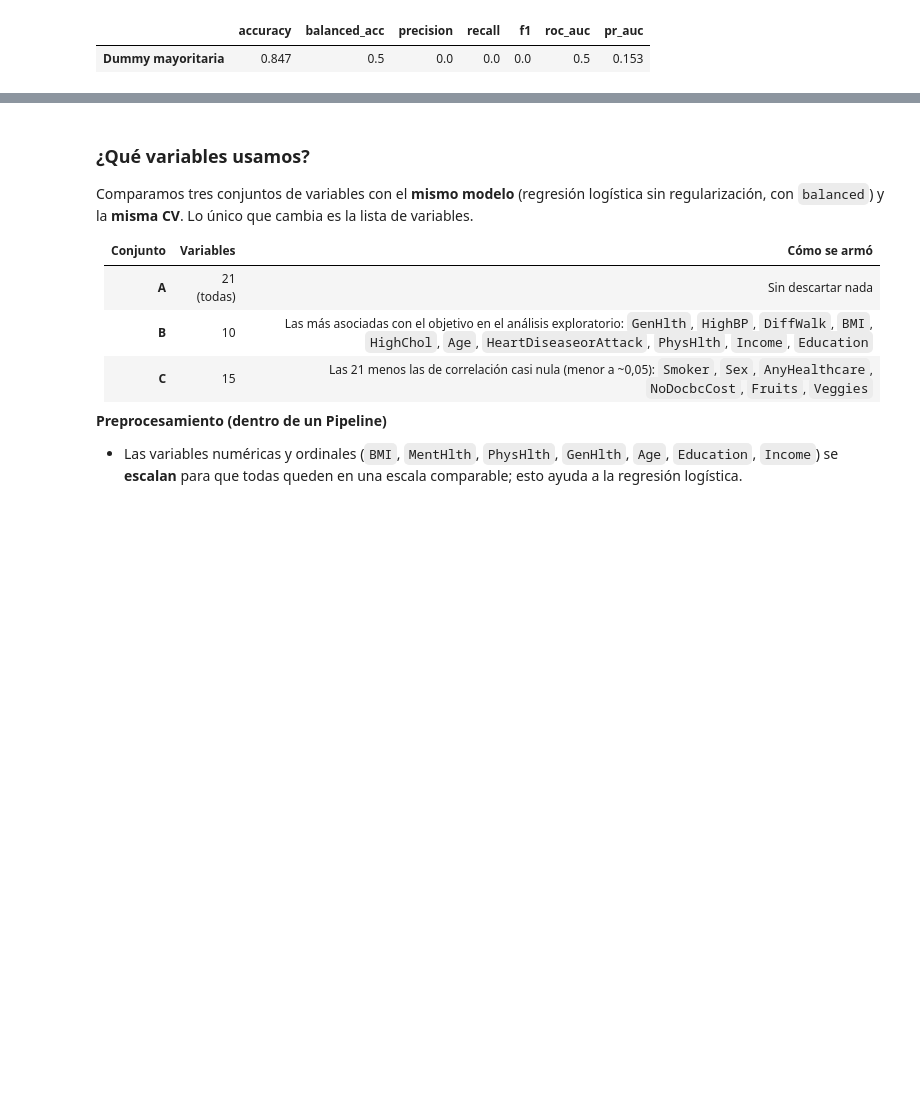
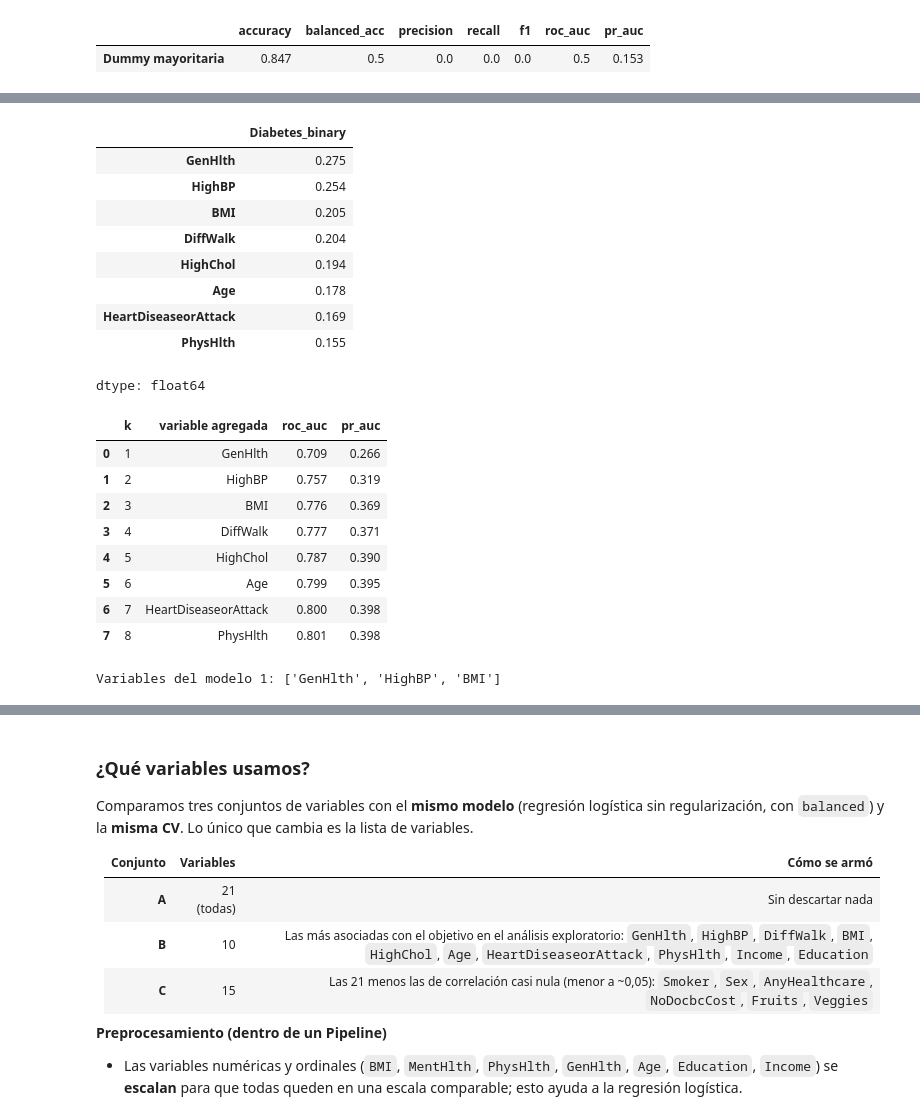
Before and after one commit to TobiasB06/IAA-TP, a Jupyter notebook: Grupo_11_TP.ipynb, the cells around one changed output, grey strips where cells are left out. Drawn from its saved outputs; the diff is of its cells as text; code cells hidden in the pictures; blank space fills up the shorter version.

```diff
--- a/Grupo_11_TP.ipynb
+++ b/Grupo_11_TP.ipynb
@@ -829,0 +802,53 @@ Modelo de referencia. Como benchmark se propone una regla sin aprendizaje: prede
+# %%
+# Variables numéricas/ordinales: se estandarizan. Las binarias pasan sin tocar.
+a_escalar = ['BMI', 'MentHlth', 'PhysHlth', 'GenHlth', 'Age', 'Education', 'Income']
+
+def modelo_simple(cols, **kw):
+    prep = ColumnTransformer([('esc', StandardScaler(), [c for c in a_escalar if c in cols])],
+                             remainder='passthrough')
+    return Pipeline([('prep', prep), ('lr', LogisticRegression(max_iter=1000, **kw))])
+
+# 1) Correlación con el target, calculada SOLO sobre train
+corr_train = (pd.concat([X_train, y_train.rename('Diabetes_binary')], axis=1)
+                .corr()['Diabetes_binary'].drop('Diabetes_binary'))
+orden = corr_train.abs().sort_values(ascending=False).index
+display(corr_train[orden].head(8).round(3))
+
+# 2) ¿Cuántas variables hacen falta? Se suman de a una y se mira la métrica
+curva = []
+for k in range(1, 9):
+    cols = list(orden[:k])
+    r = cross_validate(modelo_simple(cols), X_train[cols], y_train, cv=cv,
+                       scoring={'roc_auc': 'roc_auc', 'pr_auc': 'average_precision'}, n_jobs=-1)
+    curva.append({'k': k, 'variable agregada': orden[k-1],
+                  'roc_auc': r['test_roc_auc'].mean(), 'pr_auc': r['test_pr_auc'].mean()})
+display(pd.DataFrame(curva).round(3))
+
+# 3) Modelo 1 con las 4 más correlacionadas
+cols_m1 = list(orden[:3])
+print('Variables del modelo 1:', cols_m1)
+evaluar('Modelo 1: LogReg por defecto (4 var.)', modelo_simple(cols_m1), X_train[cols_m1])
+evaluar('Modelo 1b: LogReg por defecto + balanced (4 var.)',
+        modelo_simple(cols_m1, class_weight='balanced'), X_train[cols_m1])
+display(tabla_pm())
+# %% [output]
+|  | Diabetes_binary |
+| GenHlth | 0.275 |
+| HighBP | 0.254 |
+| BMI | 0.205 |
+| DiffWalk | 0.204 |
+| HighChol | 0.194 |
+| Age | 0.178 |
+| HeartDiseaseorAttack | 0.169 |
+| PhysHlth | 0.155 |
+dtype: float64
+|  | k | variable agregada | roc_auc | pr_auc |
+| 0 | 1 | GenHlth | 0.709 | 0.266 |
+| 1 | 2 | HighBP | 0.757 | 0.319 |
+| 2 | 3 | BMI | 0.776 | 0.369 |
+| 3 | 4 | DiffWalk | 0.777 | 0.371 |
+| 4 | 5 | HighChol | 0.787 | 0.390 |
+| 5 | 6 | Age | 0.799 | 0.395 |
+| 6 | 7 | HeartDiseaseorAttack | 0.800 | 0.398 |
+| 7 | 8 | PhysHlth | 0.801 | 0.398 |
+Variables del modelo 1: ['GenHlth', 'HighBP', 'BMI']
```
Also changed, not shown: parts of 26 cells of this notebook.
